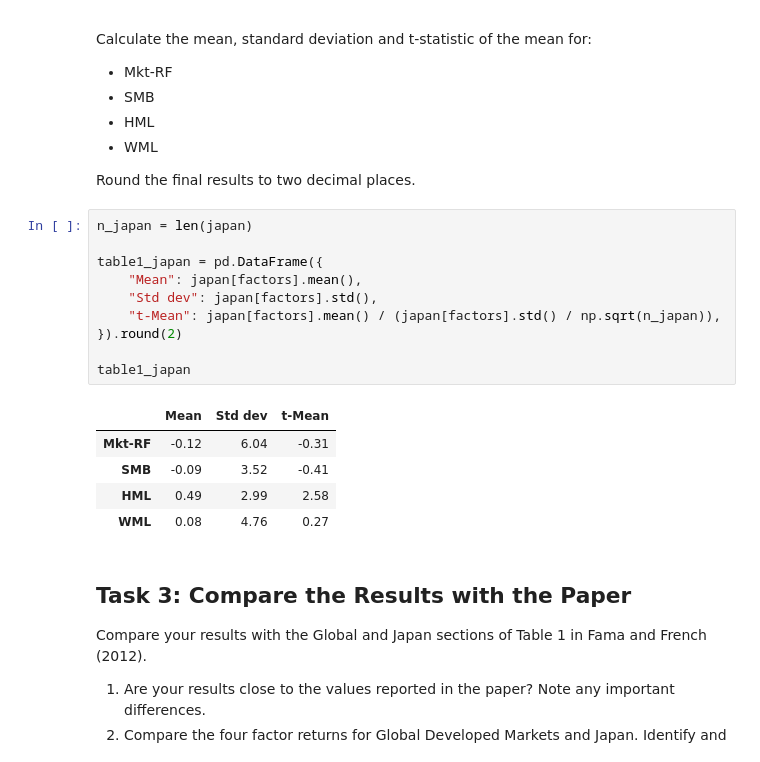
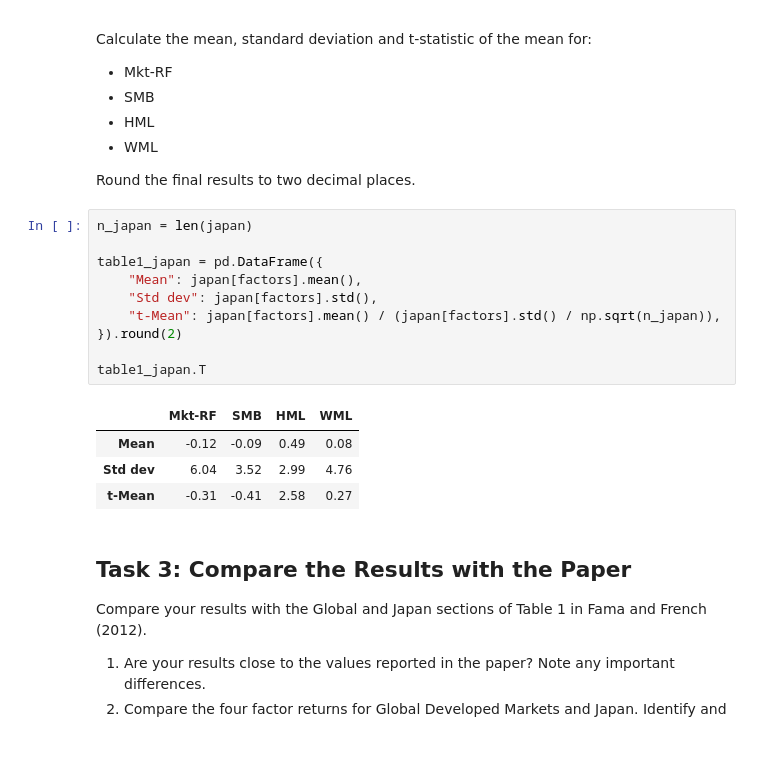
Before and after one commit to NyxsBlue/fram_project_1, a Jupyter notebook: 01_replicate_table1.ipynb, the cells around one changed output. Cells and saved outputs as stored; diff of their text form.

```diff
--- a/01_replicate_table1.ipynb
+++ b/01_replicate_table1.ipynb
@@ -106,19 +105,18 @@ Round the final results to two decimal places.
 # %%
 n_japan = len(japan)
 
 table1_japan = pd.DataFrame({
     "Mean": japan[factors].mean(),
     "Std dev": japan[factors].std(),
     "t-Mean": japan[factors].mean() / (japan[factors].std() / np.sqrt(n_japan)),
 }).round(2)
 
-table1_japan
+table1_japan.T
 # %% [output]
-|  | Mean | Std dev | t-Mean |
-| Mkt-RF | -0.12 | 6.04 | -0.31 |
-| SMB | -0.09 | 3.52 | -0.41 |
-| HML | 0.49 | 2.99 | 2.58 |
-| WML | 0.08 | 4.76 | 0.27 |
+|  | Mkt-RF | SMB | HML | WML |
+| Mean | -0.12 | -0.09 | 0.49 | 0.08 |
+| Std dev | 6.04 | 3.52 | 2.99 | 4.76 |
+| t-Mean | -0.31 | -0.41 | 2.58 | 0.27 |
 # %% [markdown]
 ## Task 3: Compare the Results with the Paper
 
```
Also changed, not shown: parts of 1 cell of this notebook.
